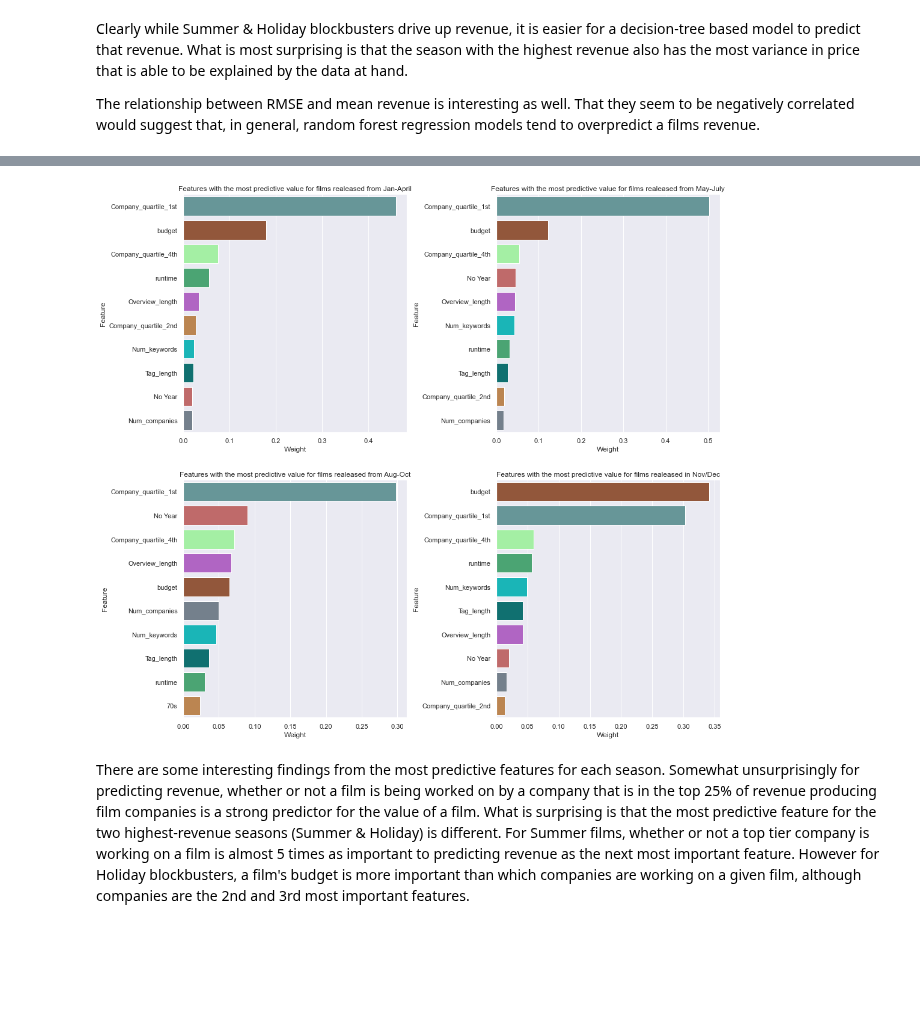
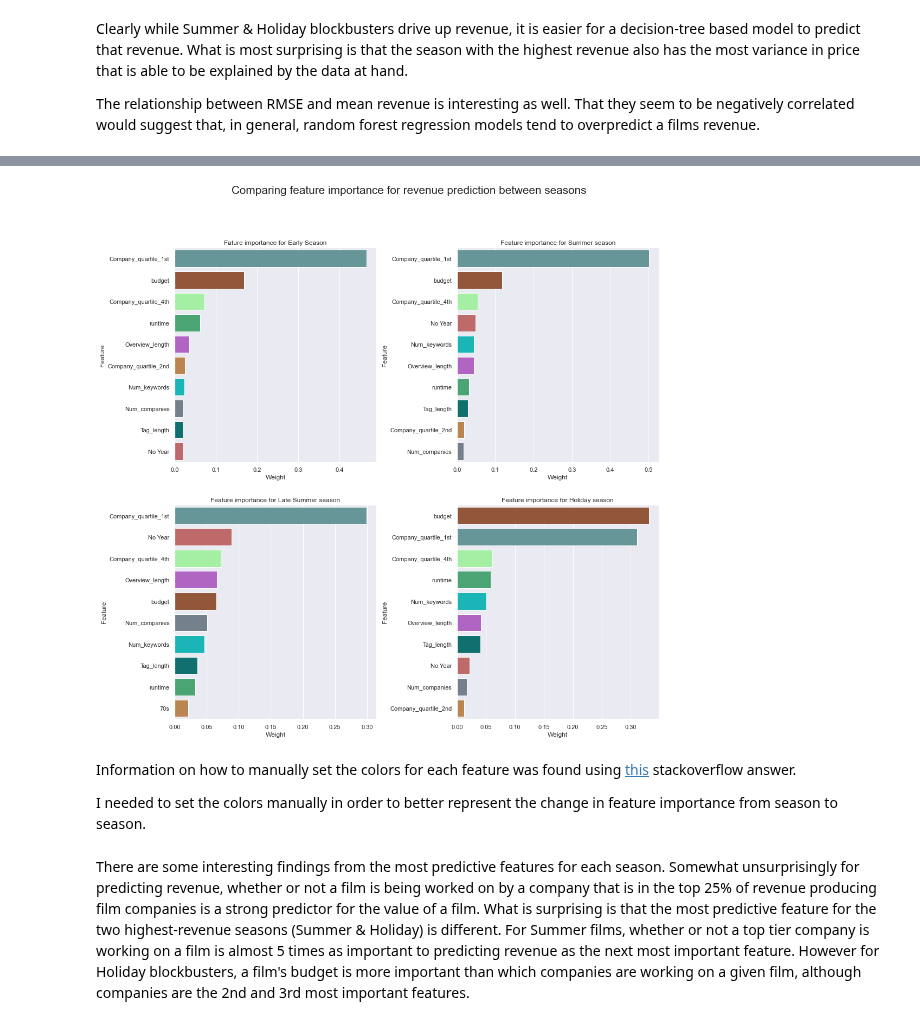
Before and after one commit to NickD-Dean/Springboard, a Jupyter notebook: Capstone Project 2/Code/Modeling_revenue_tiers.ipynb, the cells around one changed output, grey strips where cells are left out. Saved outputs shown, nothing was run; the diff lists cells and outputs as text; code cells hidden in the pictures; blank space fills up the shorter version.

```diff
--- a/Capstone Project 2/Code/Modeling_revenue_tiers.ipynb
+++ b/Capstone Project 2/Code/Modeling_revenue_tiers.ipynb
@@ -426,3 +427,20 @@ ax4.set_ylabel('Mean Absolute Error ($)');
 Clearly while Summer & Holiday blockbusters drive up revenue, it is easier for a decision-tree based model to predict that revenue.  What is most surprising is that the season with the highest revenue also has the most variance in price that is able to be explained by the data at hand.
 
 The relationship between RMSE and mean revenue is interesting as well.  That they seem to be negatively correlated would suggest that, in general, random forest regression models tend to overpredict a films revenue.
+# %%
+fig, ((ax1, ax2), (ax3, ax4)) = plt.subplots(2,2, figsize=(12, 10))
+fig.figure
+plt.suptitle('Comparing residual distribution between seasonal models', size='xx-large')
+fig.tight_layout(pad=3.0)
+sns.histplot(ax=ax1, data=ES_residuals, bins=50)
+ax1.set_title('Early-season residual distribution', size='large')
+ax1.set_xlabel('Residual error')
+sns.histplot(ax=ax2, data=S_residuals, bins=50)
+ax2.set_title('Summer season residual distribution')
+ax2.set_xlabel('Residual error')
+sns.histplot(ax=ax3, data=LS_residuals, bins=50)
+ax3.set_title('Late-summer season residual distribution', size='large')
+ax3.set_xlabel('Residual error')
+sns.histplot(ax=ax4, data=H_residuals, bins=50)
+ax4.set_title('Holiday season residual distribution', size='large')
+ax4.set_xlabel('Residual error');
@@ -429,20 +466,26 @@ The relationship between RMSE and mean revenue is interesting as well.  That the
 # %%
 fig, ((ax1, ax2), (ax3, ax4)) = plt.subplots(2,2, figsize=(16, 16))
 fig.figure
 colors = {'Company_quartile_1st':'cadetblue', 'budget':'sienna', 'Company_quartile_4th':'palegreen',
           'runtime':'mediumseagreen', 'Overview_length':'mediumorchid', 'Company_quartile_2nd':'peru',
           'Num_keywords':'darkturquoise', 'Tag_length':'teal', 'No Year':'indianred', 'Num_companies':'slategrey', '70s':'peru'}
+plt.suptitle('Comparing feature importance for revenue prediction between seasons', size='xx-large')
 plt.subplots_adjust(wspace=0.4)
+plt.suptitle('Comparing feature importance for revenue prediction between seasons', size='xx-large')
 sns.barplot(ax = ax1, x='Weight', y='Feature', data=ES_weights, orient='h', palette=colors)
-ax1.set_title('Features with the most predictive value for films realeased from Jan-April')
+ax1.set_title('Fature importance for Early Season')
 sns.barplot(ax = ax2, x='Weight', y='Feature', data=S_weights, orient='h', palette=colors)
-ax2.set_title('Features with the most predictive value for films realeased from May-July')
+ax2.set_title('Feature importance for Summer season')
 sns.barplot(ax = ax3, x='Weight', y='Feature', data=LS_weights, orient='h', palette=colors)
-ax3.set_title('Features with the most predictive value for films realeased from Aug-Oct')
+ax3.set_title('Feature importance for Late Summer season')
 sns.barplot(ax = ax4, x='Weight', y='Feature', data=H_weights, orient='h', palette=colors)
-ax4.set_title('Features with the most predictive value for films realeased in Nov/Dec');
+ax4.set_title('Feature importance for Holiday season');
 # %% [output]
-[figure, old version]
+[figure, new version]
+# %% [markdown]
+Information on how to manually set the colors for each feature was found using [this](https://stackoverflow.com/questions/59024513/how-to-manually-assign-color-to-type-of-categorical-variable) stackoverflow answer.
+
+I needed to set the colors manually in order to better represent the change in feature importance from season to season.
 # %% [markdown]
 There are some interesting findings from the most predictive features for each season.  Somewhat unsurprisingly for predicting revenue, whether or not a film is being worked on by a company that is in the top 25% of revenue producing film companies is a strong predictor for the value of a film.  What is surprising is that the most predictive feature for the two highest-revenue seasons (Summer & Holiday) is different.  For Summer films, whether or not a top tier company is working on a film is almost 5 times as important to predicting revenue as the next most important feature.  However for Holiday blockbusters, a film's budget is more important than which companies are working on a given film, although companies are the 2nd and 3rd most important features.
 # %% [markdown]
```
Also changed, not shown: parts of 23 cells of this notebook, 4 other files.
